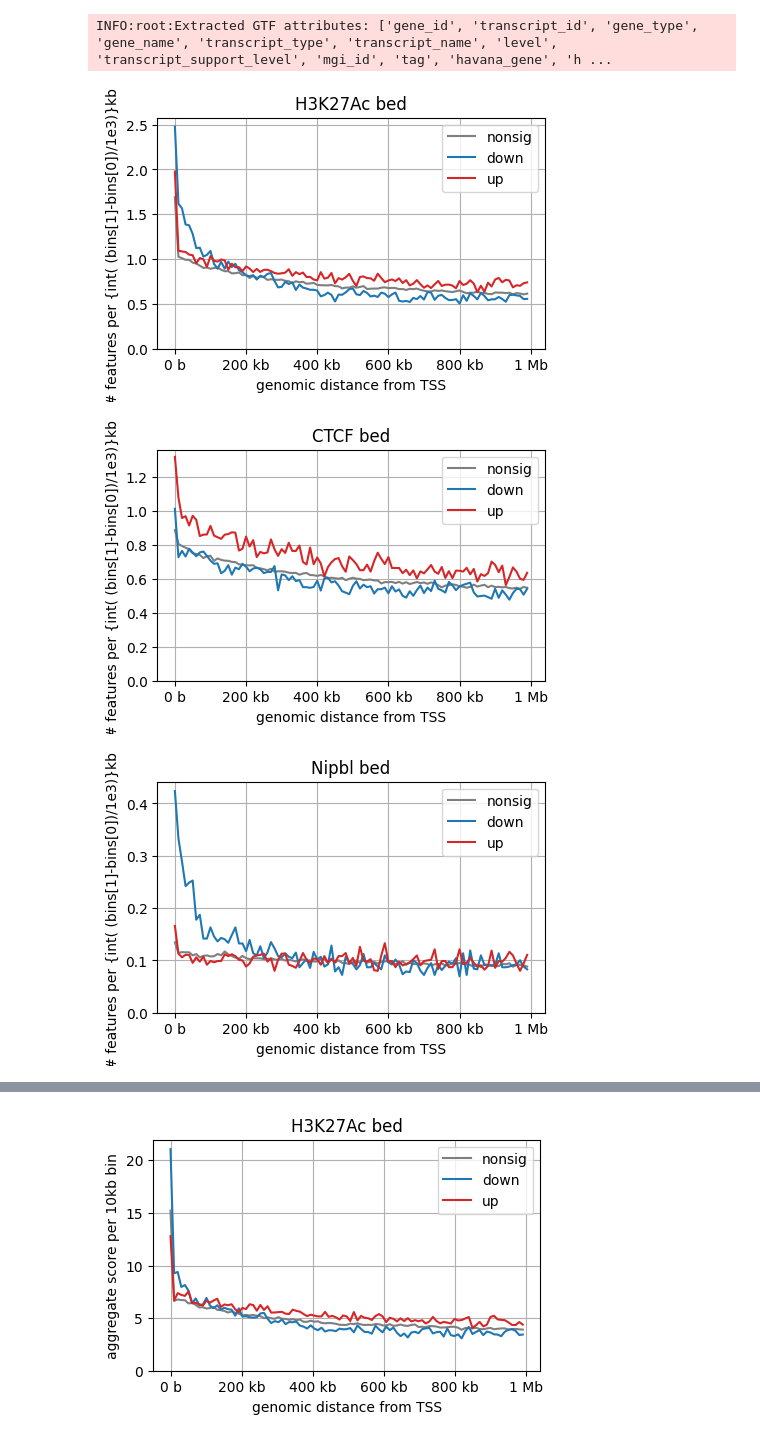
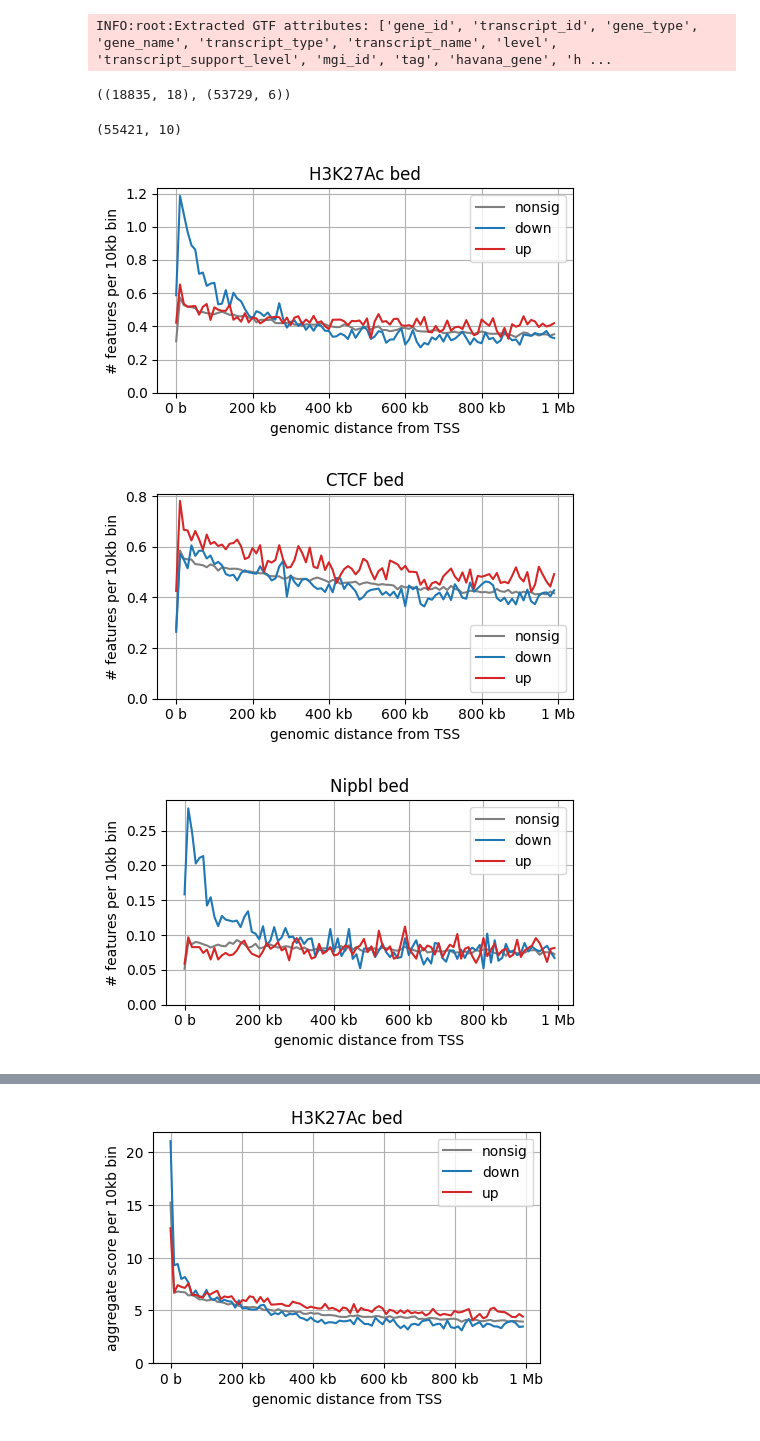
Before and after one commit to Bozhie/transcription_3Dfolding, a Jupyter notebook: transcription_3dfolding/transcription_data_analysis/2022-11-4_features_vs_TSS_neighborhoods.ipynb, the cells around one changed output, grey strips where cells are left out. Cells and saved outputs as stored; diff of their text form; code cells hidden in the pictures.

Commit message:
mask-tss-proximal

```diff
--- a/transcription_3dfolding/transcription_data_analysis/2022-11-4_features_vs_TSS_neighborhoods.ipynb
+++ b/transcription_3dfolding/transcription_data_analysis/2022-11-4_features_vs_TSS_neighborhoods.ipynb
@@ -96 +111,9 @@ INFO:root:Extracted GTF attributes: ['gene_id', 'transcript_id', 'gene_type', 'g
+# %%
+tss_df.shape, tss_intervals.shape
+# %% [output]
+((18835, 18), (53729, 6))
+# %%
+gene_bodies.shape
+# %% [output]
+(55421, 10)
 # %%
@@ -106,3 +150,27 @@ def extract_features_around_TSS(tss_df, feature_df, window_size=int(1e6)):
     tss_feature_df['dist'] = dists
 
     return tss_feature_df
+# %%
+def mask_tss_proximal_features( feature_df, tss_df, window_size=int(5e3)) :
+    """
+    Drop features within window_size of a tss.
+
+    Parameters:
+    -----------
+
+    feature_df : pd.DataFrame
+        DataFrame of features in bed format
+    tss_df: pandas dataframe
+        Dataframe of TSS positions
+    window_size : int
+        masking distance around each TSS
+
+    Returns
+    --------
+    feature_df_pruned : pd.DataFrame
+        filtered dataframe
+
+    """
+    feature_df_pruned = bioframe.setdiff(feature_df,
+        bioframe.expand(tss_df, pad= window_size))
+    return feature_df_pruned
@@ -112,6 +207,15 @@ def extract_features_around_TSS(tss_df, feature_df, window_size=int(1e6)):
 # (normalzied by the number of genes in a given category)
 
 window_size = int( 1e6)
+mask_tss_proximal = True
+tss_window_size = int(5e3)
+mask_gene_bodies = False
+extend_gene_bp = int(1e3)
+if mask_tss_proximal and mask_gene_bodies:
+    raise ValueError("choose to mask tss proximal or gene bodies")
+
+save_plots =False
+
 bins = np.linspace(0, window_size, 101)
 figsize = (5,3)
 
@@ -122,35 +226,42 @@ for bed_name, bed_path in bed_dict.items():
     else:
         feature_df = bioframe.read_table(bed_path, schema='bed3', header=1)
 
     plt.figure(figsize=figsize)
+
+    if mask_tss_proximal:
+        feature_df  = mask_tss_proximal_features( feature_df, tss_df, window_size=tss_window_size)
+    if mask_gene_bodies:
+        feature_df  = mask_gene_body_features( feature_df, tss_df, extend_gene_bp = extend_gene_bp)
 
     tss_vs_feature_df = extract_features_around_TSS(tss_df, feature_df, window_size=window_size)
 
     for DE_status in ['nonsig', 'down', 'up']:
         de_vs_features = tss_vs_feature_df.iloc[ tss_vs_feature_df['DE_status'].values==DE_status].copy()
         de_vs_features.dropna(subset=[ 'dist'], inplace=True)
         num_genes_in_category = de_vs_features['gene_id'].unique().shape[0]
 
         a,b = np.histogram(
                 de_vs_features['dist'],
                 bins=bins);
 
         plt.plot( bins[:-1],
                   a/num_genes_in_category,
                   label=DE_status,
                   color = de_color_dict[DE_status])
     ax = plt.gca()
     format_ticks(ax)
-    plt.ylabel('# features per {int( (bins[1]-bins[0])/1e3)}kb bin')
+    plt.ylabel(f'# features per {int( (bins[1]-bins[0])/1e3)}kb bin')
     plt.xlabel('genomic distance from TSS')
     plt.title(bed_name + ' bed', fontsize=12)
     plt.legend()
     plt.grid()
     plt.ylim([0, ax.get_ylim()[1]] )
+    plt.tight_layout()
     if save_plots:
-        plt.savefig(f'./figs/{bed_name}_features_per_10kb-bin.png')
+        plt.savefig(f'./figs/{bed_name}_features_per_10kb-bin.png',
+                   bbox_inches='tight')
     plt.show()
 # %% [output]
-[figure, old version]
+[figure, new version]
-[figure, old version]
+[figure, new version]
-[figure, old version]
+[figure, new version]
```
Also changed, not shown: parts of 6 cells of this notebook.
